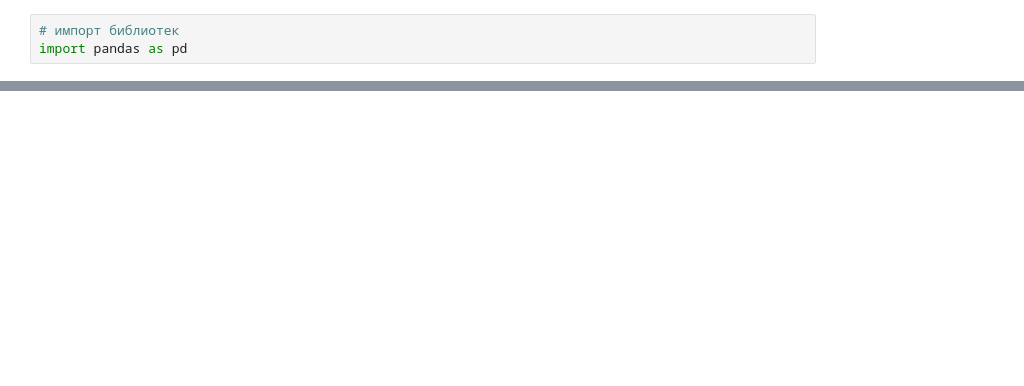
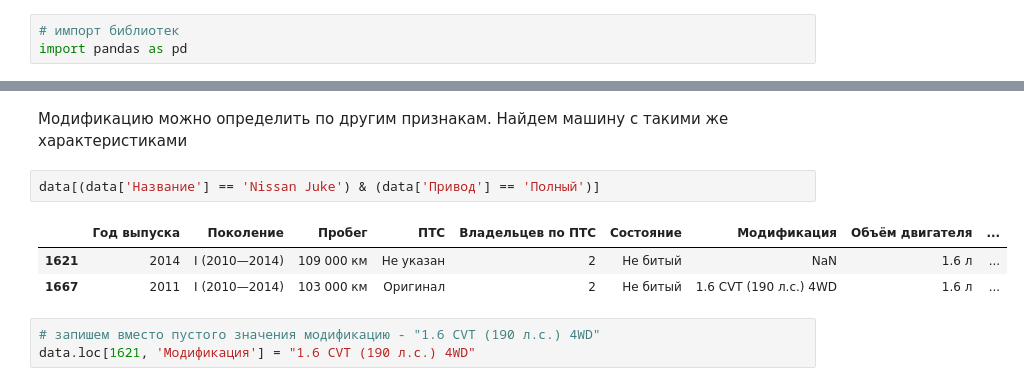
Before and after one commit to DmitryKolbanov/data-science-projects, a Jupyter notebook: car_price/notebooks/data_prep.ipynb, the cells around one changed output, grey strips where cells are left out. Saved outputs shown, nothing was run; the diff lists cells and outputs as text; blank space fills up the shorter version.

```diff
--- a/car_price/notebooks/data_prep.ipynb
+++ b/car_price/notebooks/data_prep.ipynb
@@ -17,0 +97,11 @@ data.head()
+# %% [markdown]
+Модификацию можно определить по другим признакам. Найдем машину с такими же характеристиками
+# %%
+data[(data['Название'] == 'Nissan Juke') & (data['Привод'] == 'Полный')]
+# %% [output]
+|  | Год выпуска | Поколение | Пробег | ПТС | Владельцев по ПТС | Состояние | Модификация | Объём двигателя | ... |
+| 1621 | 2014 | I (2010—2014) | 109 000 км | Не указан | 2 | Не битый | NaN | 1.6 л | ... |
+| 1667 | 2011 | I (2010—2014) | 103 000 км | Оригинал | 2 | Не битый | 1.6 CVT (190 л.с.) 4WD | 1.6 л | ... |
+# %%
+# запишем вместо пустого значения модификацию - "1.6 CVT (190 л.с.) 4WD"
+data.loc[1621, 'Модификация'] = "1.6 CVT (190 л.с.) 4WD"
```
Also changed, not shown: parts of 30 cells of this notebook.
